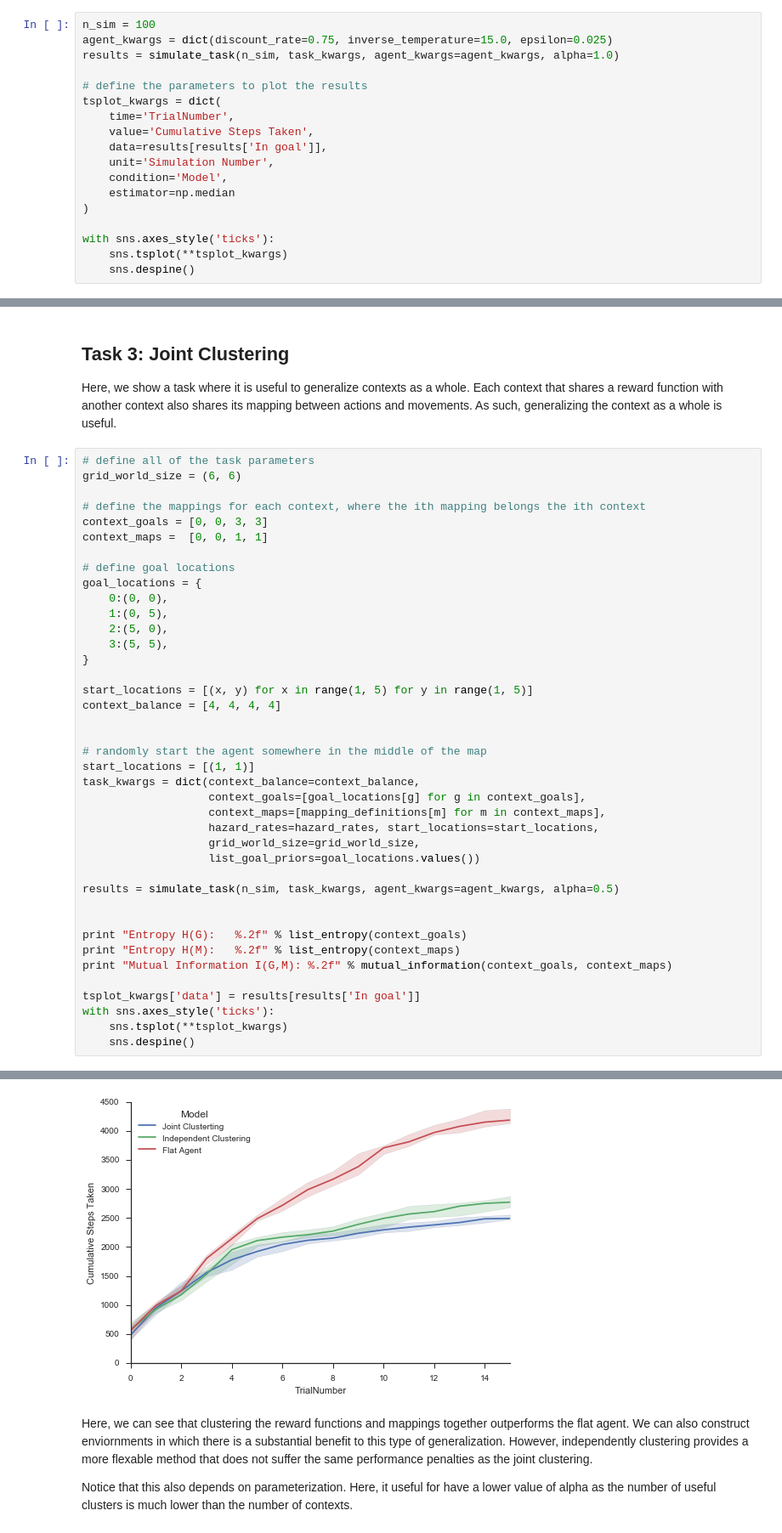
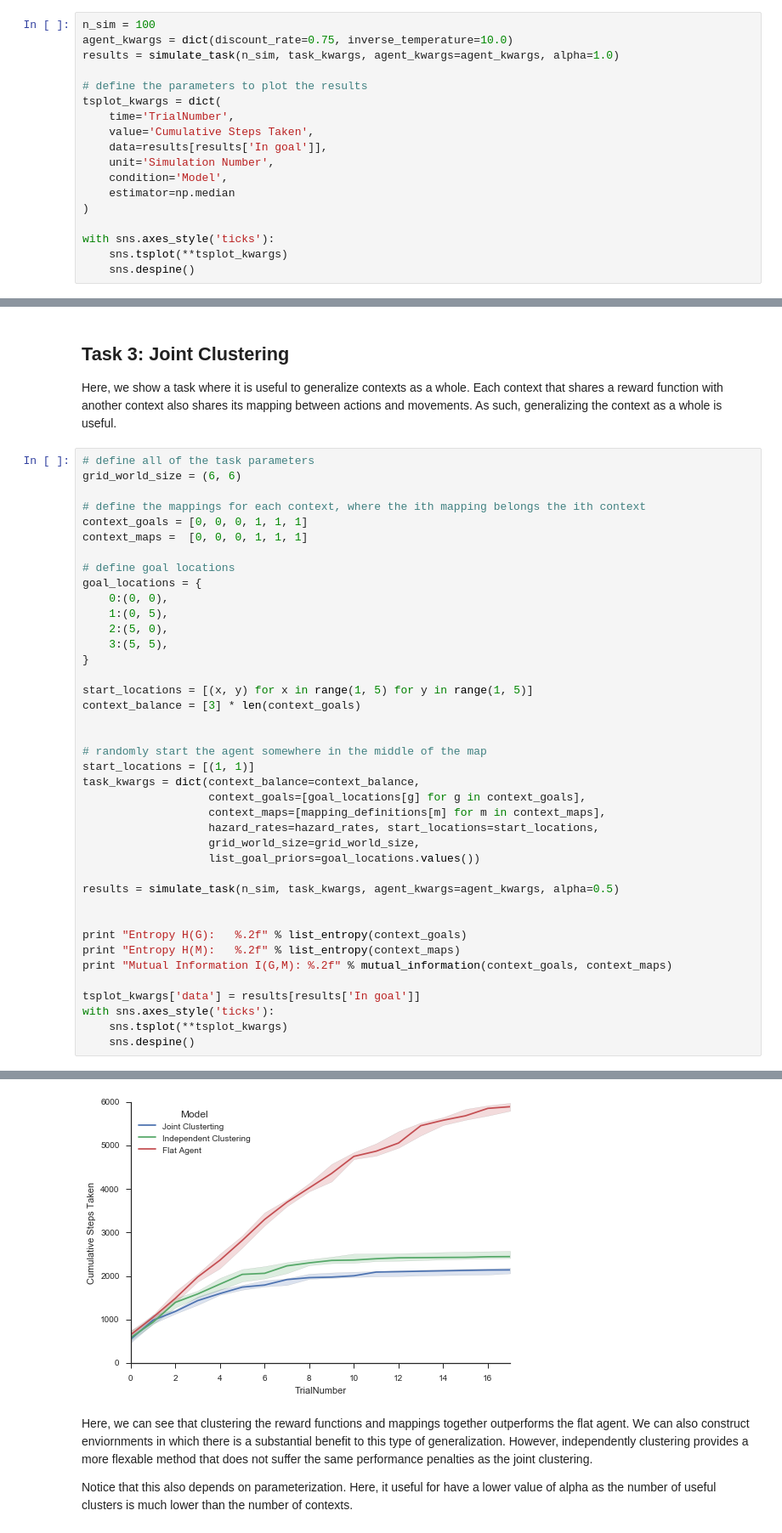
Before and after one commit to nicktfranklin/IndependentClusters, a Jupyter notebook: Demonstration.ipynb, the cells around one changed output, grey strips where cells are left out. Shown at 85% size. Saved outputs shown, nothing was run; the diff lists cells and outputs as text.

```diff
--- a/Demonstration.ipynb
+++ b/Demonstration.ipynb
@@ -115,7 +115,7 @@ trials. In the task, the agent must reach the goal (an absorbing state with posi
 to advance to the next trial. Lower cumulative steps taken indicated faster learning.
 # %%
 n_sim = 100
-agent_kwargs = dict(discount_rate=0.75, inverse_temperature=15.0, epsilon=0.025)
+agent_kwargs = dict(discount_rate=0.75, inverse_temperature=10.0)
 results = simulate_task(n_sim, task_kwargs, agent_kwargs=agent_kwargs, alpha=1.0)
 
 # define the parameters to plot the results
@@ -178,8 +178,8 @@ Here, we show a task where it is useful to generalize contexts as a whole. Each
 grid_world_size = (6, 6)
 
 # define the mappings for each context, where the ith mapping belongs the ith context
-context_goals = [0, 0, 3, 3]
-context_maps =  [0, 0, 1, 1]
+context_goals = [0, 0, 0, 1, 1, 1]
+context_maps =  [0, 0, 0, 1, 1, 1]
 
 # define goal locations
 goal_locations = {
@@ -189,35 +189,35 @@ goal_locations = {
     3:(5, 5),
 }
 
 start_locations = [(x, y) for x in range(1, 5) for y in range(1, 5)]
-context_balance = [4, 4, 4, 4]
+context_balance = [3] * len(context_goals)
 
 
 # randomly start the agent somewhere in the middle of the map
 start_locations = [(1, 1)]
 task_kwargs = dict(context_balance=context_balance,
                    context_goals=[goal_locations[g] for g in context_goals],
                    context_maps=[mapping_definitions[m] for m in context_maps],
                    hazard_rates=hazard_rates, start_locations=start_locations,
                    grid_world_size=grid_world_size,
                    list_goal_priors=goal_locations.values())
 
 results = simulate_task(n_sim, task_kwargs, agent_kwargs=agent_kwargs, alpha=0.5)
 
 
 print "Entropy H(G):   %.2f" % list_entropy(context_goals)
 print "Entropy H(M):   %.2f" % list_entropy(context_maps)
 print "Mutual Information I(G,M): %.2f" % mutual_information(context_goals, context_maps)
 
 tsplot_kwargs['data'] = results[results['In goal']]
 with sns.axes_style('ticks'):
     sns.tsplot(**tsplot_kwargs)
     sns.despine()
 # %% [output]
 Entropy H(G):   1.00
 Entropy H(M):   1.00
 Mutual Information I(G,M): 1.00
-[figure, old version]
+[figure, new version]
 # %% [markdown]
 Here, we can see that clustering the reward functions and mappings together outperforms the flat agent. We can also construct enviornments in which there is a substantial benefit to this type of generalization. However, independently clustering provides a more flexable method that does not suffer the same performance penalties as the joint clustering.
 
```
Also changed, not shown: parts of 2 cells of this notebook.
